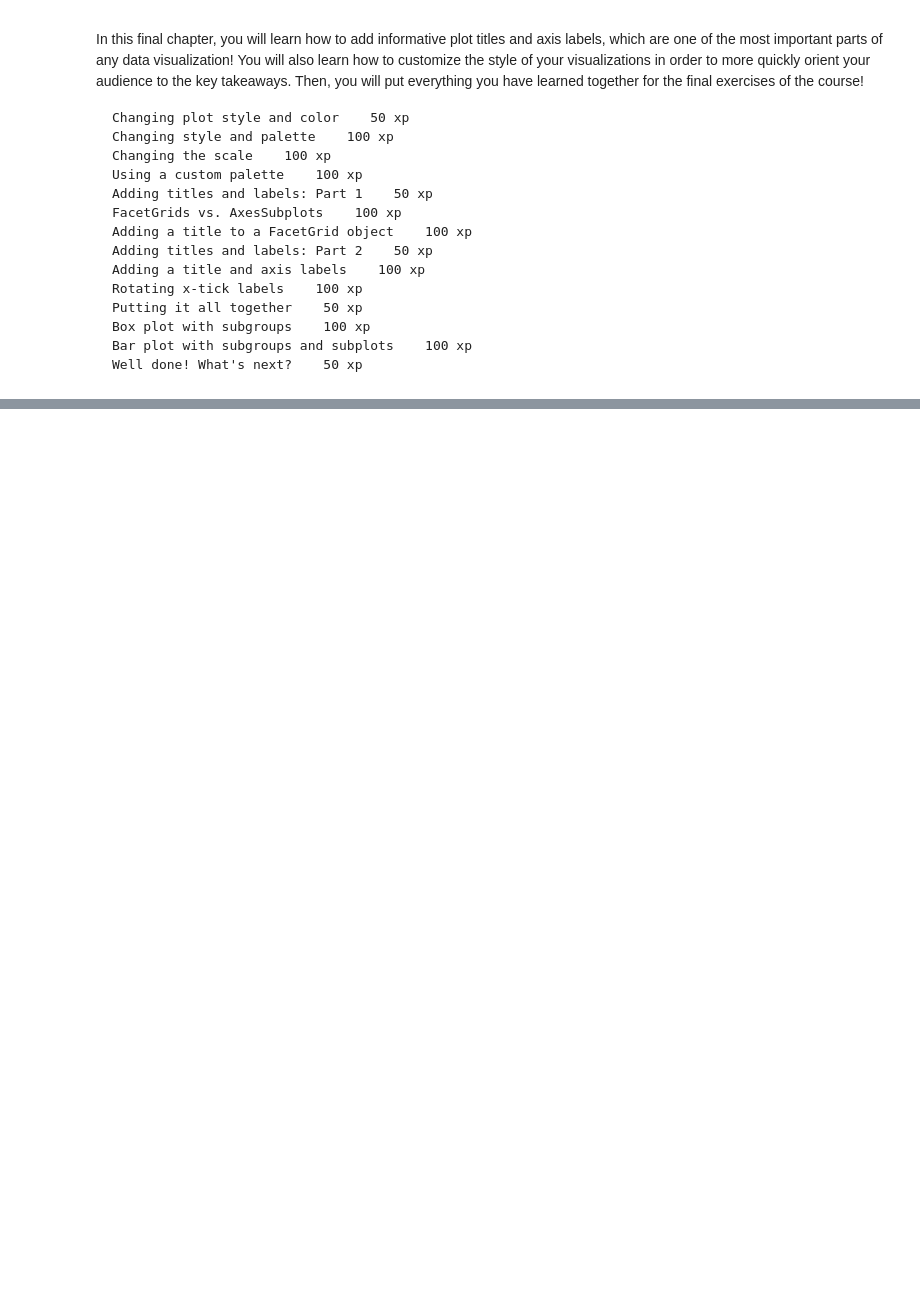
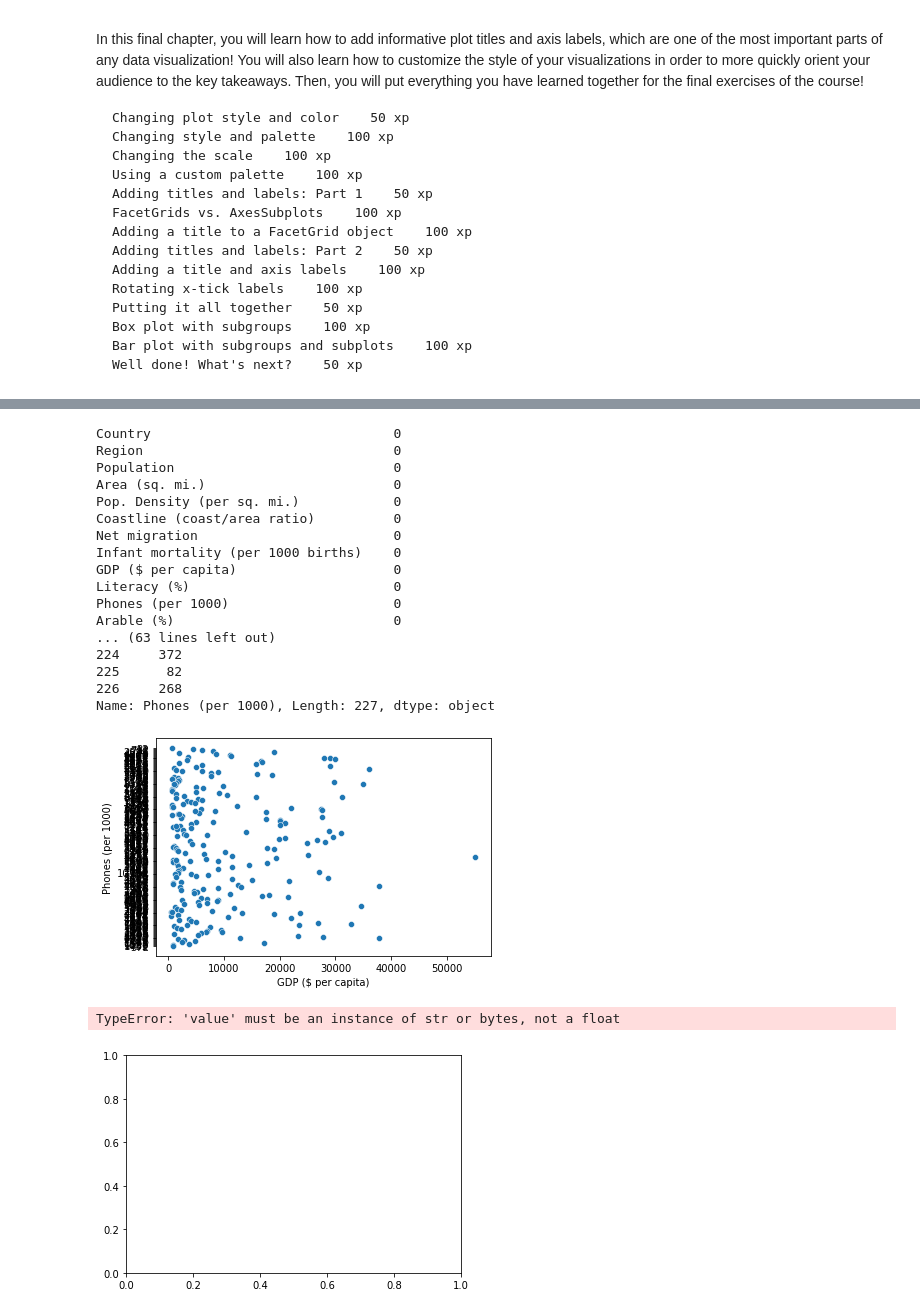
Before and after one commit to johnhhu2020/DataCamp-Data-Scientist-with-Python-Track, a Jupyter notebook: DataCamp Introduction to Data Visualization with Seaborn.ipynb, the cells around one changed output, grey strips where cells are left out. Cells and saved outputs as stored; diff of their text form; code cells hidden in the pictures; blank space fills up the shorter version.

```diff
--- a/DataCamp Introduction to Data Visualization with Seaborn.ipynb
+++ b/DataCamp Introduction to Data Visualization with Seaborn.ipynb
@@ -87,0 +176,69 @@ My name is Erin Case, and I'll be your instructor.  Seaborn is a powerful Python
+# %%
+import numpy as np
+import pandas as pd
+import matplotlib.pyplot as plt
+import seaborn as sns
+
+
+countries = pd.read_csv('countries-of-the-world.csv')
+
+#countries = countries.fillna(0)
+countries = countries.replace(np.nan,0)
+
+print(countries.isna().sum())
+
+print(countries.head())
+
+
+
+
+
+gdp = countries['GDP ($ per capita)'].round(0)
+#phones = countries['Phones (per 1000)'].str.replace(',', '')
+#percent_literate = countries['Literacy (%)'].str.replace(',', '')
+
+
+#phones.astype(int)
+#percent_literate.astype(int)
+
+
+
+print(gdp)
+print(phones)
+
+
+# df['E'] = df['B'].str.replace('\W', '')
+
+
+
+
+sns.scatterplot(x=gdp, y=phones)
+plt.show()
+
+
+
+fig, ax = plt.subplots()
+
+ax.scatter(gdp, phones)
+plt.show()
+# %% [output]
+Country                               0
+Region                                0
+Population                            0
+Area (sq. mi.)                        0
+Pop. Density (per sq. mi.)            0
+Coastline (coast/area ratio)          0
+Net migration                         0
+Infant mortality (per 1000 births)    0
+GDP ($ per capita)                    0
+Literacy (%)                          0
+Phones (per 1000)                     0
+Arable (%)                            0
+... (63 lines left out)
+224     372
+225      82
+226     268
+Name: Phones (per 1000), Length: 227, dtype: object
+[figure, added]
+TypeError: 'value' must be an instance of str or bytes, not a float
+[figure, added]
```
Also changed, not shown: parts of 4 cells of this notebook.
